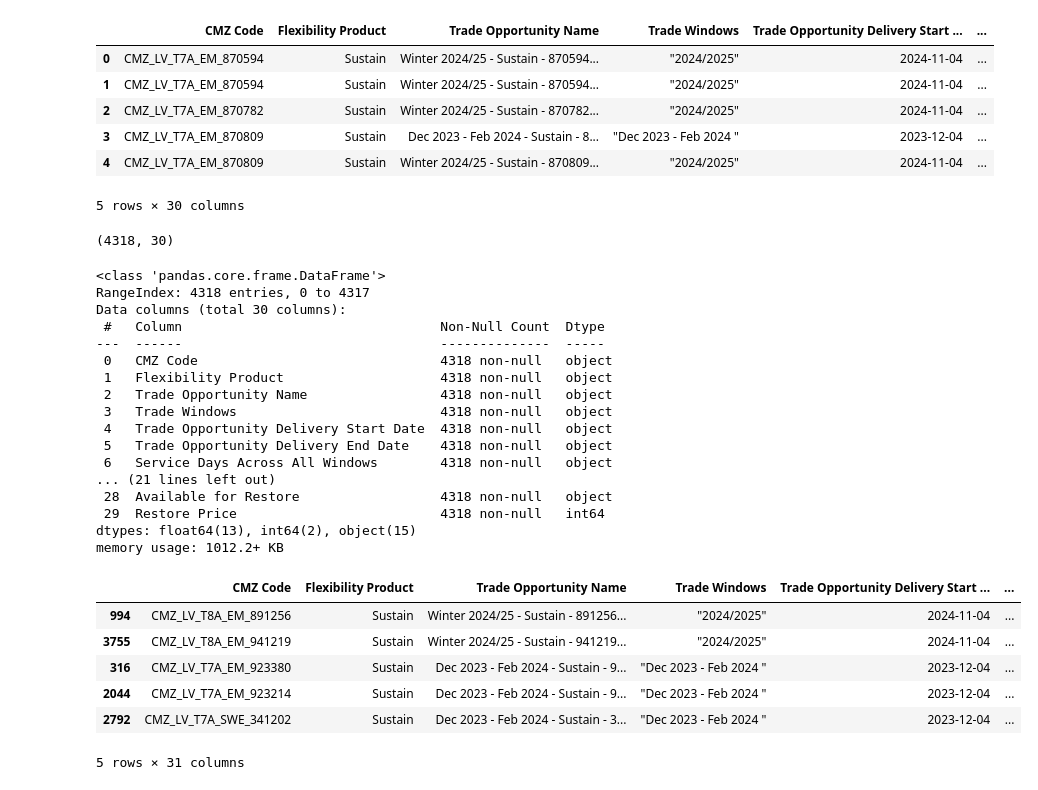
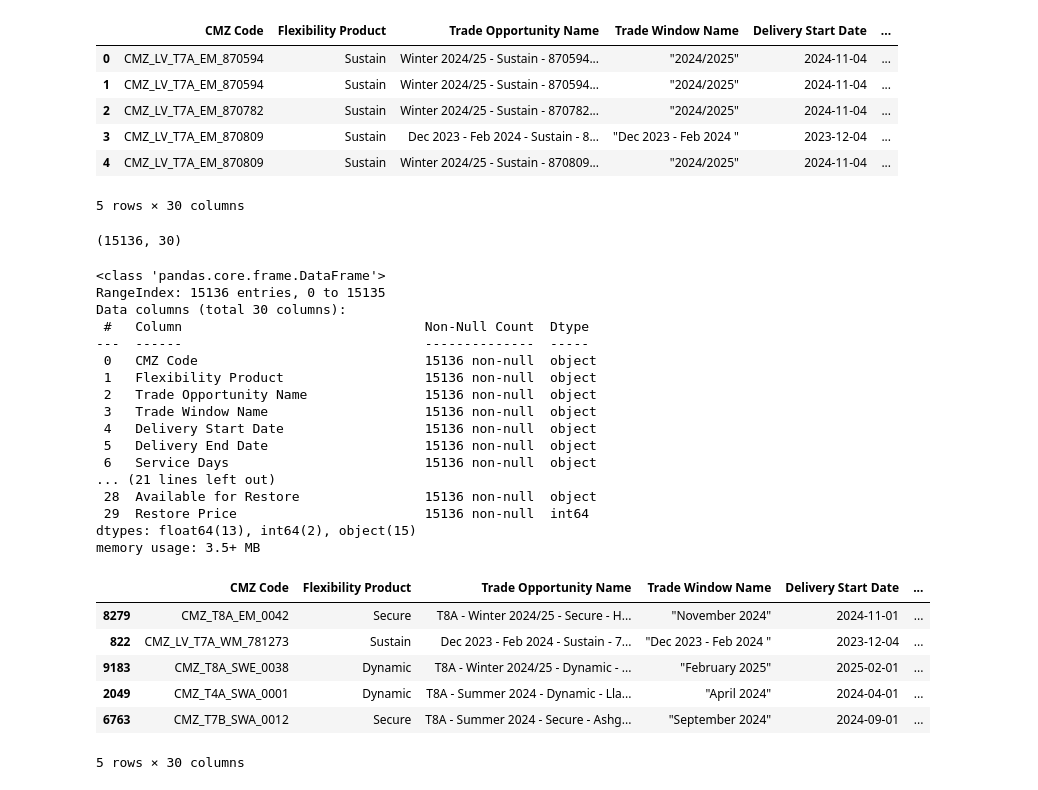
Before and after one commit to johnomage/Flexibility-Trades-Data-EDA, a Jupyter notebook: flex_analysis.ipynb, the cells around one changed output. Saved outputs shown, nothing was run; the diff lists cells and outputs as text; code cells hidden in the pictures.

```diff
--- a/flex_analysis.ipynb
+++ b/flex_analysis.ipynb
@@ -4,10 +4,10 @@ import numpy as np
 import matplotlib.pyplot as plt
 import seaborn as sns
 # %%
-data = pd.read_csv('trades_results_summary.csv')
+data = pd.read_csv('trade_results.csv')
 data.head()
 # %% [output]
-|  | CMZ Code | Flexibility Product | Trade Opportunity Name | Trade Windows | Trade Opportunity Delivery Start ... | ... |
+|  | CMZ Code | Flexibility Product | Trade Opportunity Name | Trade Window Name | Delivery Start Date | ... |
 | 0 | CMZ_LV_T7A_EM_870594 | Sustain | Winter 2024/25 - Sustain - 870594... | "2024/2025" | 2024-11-04 | ... |
 | 1 | CMZ_LV_T7A_EM_870594 | Sustain | Winter 2024/25 - Sustain - 870594... | "2024/2025" | 2024-11-04 | ... |
 | 2 | CMZ_LV_T7A_EM_870782 | Sustain | Winter 2024/25 - Sustain - 870782... | "2024/2025" | 2024-11-04 | ... |
@@ -17,38 +17,38 @@ data.head()
 # %%
 data.shape
 # %% [output]
-(4318, 30)
+(15136, 30)
 # %%
 data.info()
 # %% [output]
 <class 'pandas.core.frame.DataFrame'>
-RangeIndex: 4318 entries, 0 to 4317
+RangeIndex: 15136 entries, 0 to 15135
 Data columns (total 30 columns):
- #   Column                                 Non-Null Count  Dtype
----  ------                                 --------------  -----
- 0   CMZ Code                               4318 non-null   object
- 1   Flexibility Product                    4318 non-null   object
- 2   Trade Opportunity Name                 4318 non-null   object
- 3   Trade Windows                          4318 non-null   object
- 4   Trade Opportunity Delivery Start Date  4318 non-null   object
- 5   Trade Opportunity Delivery End Date    4318 non-null   object
- 6   Service Days Across All Windows        4318 non-null   object
+ #   Column                               Non-Null Count  Dtype
+---  ------                               --------------  -----
+ 0   CMZ Code                             15136 non-null  object
+ 1   Flexibility Product                  15136 non-null  object
+ 2   Trade Opportunity Name               15136 non-null  object
+ 3   Trade Window Name                    15136 non-null  object
+ 4   Delivery Start Date                  15136 non-null  object
+ 5   Delivery End Date                    15136 non-null  object
+ 6   Service Days                         15136 non-null  object
 ... (21 lines left out)
- 28  Available for Restore                  4318 non-null   object
- 29  Restore Price                          4318 non-null   int64
+ 28  Available for Restore                15136 non-null  object
+ 29  Restore Price                        15136 non-null  int64
 dtypes: float64(13), int64(2), object(15)
-memory usage: 1012.2+ KB
+memory usage: 3.5+ MB
 # %%
-data['Latest End Time'] = pd.to_datetime(data['Latest End Time'], infer_datetime_format=True)
+data['Delivery End Time'] = pd.to_datetime(data['Delivery End Time'], infer_datetime_format=True)
 data.sample(5)
 # %% [output]
-|  | CMZ Code | Flexibility Product | Trade Opportunity Name | Trade Windows | Trade Opportunity Delivery Start ... | ... |
-| 994 | CMZ_LV_T8A_EM_891256 | Sustain | Winter 2024/25 - Sustain - 891256... | "2024/2025" | 2024-11-04 | ... |
-| 3755 | CMZ_LV_T8A_EM_941219 | Sustain | Winter 2024/25 - Sustain - 941219... | "2024/2025" | 2024-11-04 | ... |
-| 316 | CMZ_LV_T7A_EM_923380 | Sustain | Dec 2023 - Feb 2024 - Sustain - 9... | "Dec 2023 - Feb 2024 " | 2023-12-04 | ... |
-| 2044 | CMZ_LV_T7A_EM_923214 | Sustain | Dec 2023 - Feb 2024 - Sustain - 9... | "Dec 2023 - Feb 2024 " | 2023-12-04 | ... |
-| 2792 | CMZ_LV_T7A_SWE_341202 | Sustain | Dec 2023 - Feb 2024 - Sustain - 3... | "Dec 2023 - Feb 2024 " | 2023-12-04 | ... |
+|  | CMZ Code | Flexibility Product | Trade Opportunity Name | Trade Window Name | Delivery Start Date | ... |
+| 8279 | CMZ_T8A_EM_0042 | Secure | T8A - Winter 2024/25 - Secure - H... | "November 2024" | 2024-11-01 | ... |
+| 822 | CMZ_LV_T7A_WM_781273 | Sustain | Dec 2023 - Feb 2024 - Sustain - 7... | "Dec 2023 - Feb 2024 " | 2023-12-04 | ... |
+| 9183 | CMZ_T8A_SWE_0038 | Dynamic | T8A - Winter 2024/25 - Dynamic - ... | "February 2025" | 2025-02-01 | ... |
+| 2049 | CMZ_T4A_SWA_0001 | Dynamic | T8A - Summer 2024 - Dynamic - Lla... | "April 2024" | 2024-04-01 | ... |
+| 6763 | CMZ_T7B_SWA_0012 | Secure | T8A - Summer 2024 - Secure - Ashg... | "September 2024" | 2024-09-01 | ... |
-5 rows × 31 columns
+5 rows × 30 columns
 # %%
 fig, ax = plt.subplots(figsize=(14,8))
 
```
Also changed, not shown: parts of 13 cells of this notebook, 4 other files.
